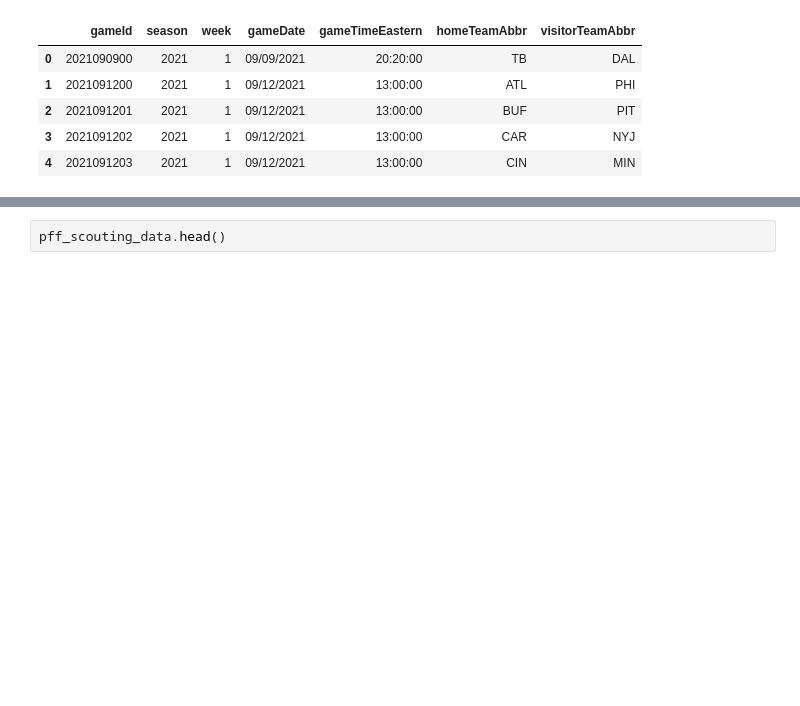
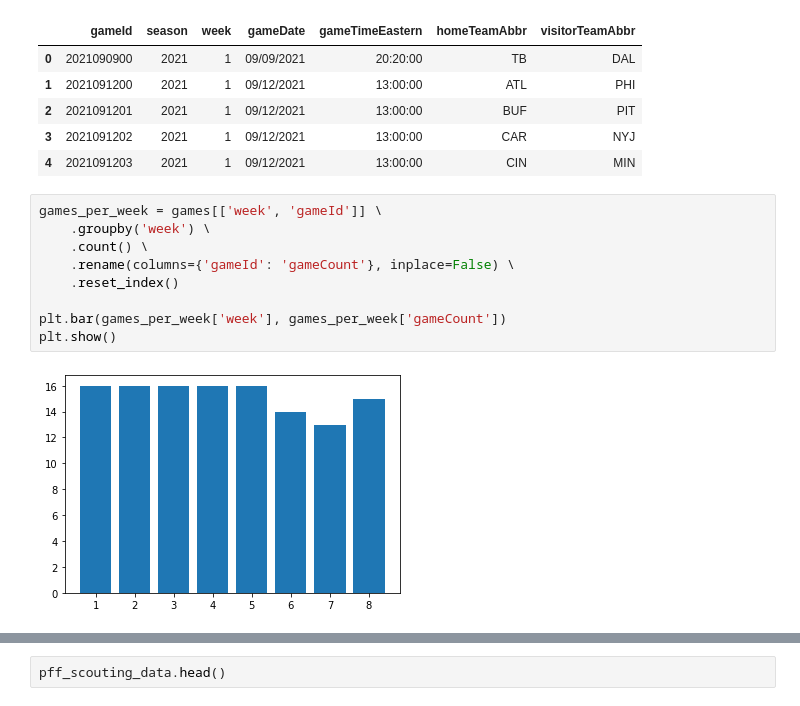
Before and after one commit to DennisKreger/NFL_Performance_Linemen, a Jupyter notebook: initial_data_exploration.ipynb, the cells around one changed output, grey strips where cells are left out. Saved outputs shown, nothing was run; the diff lists cells and outputs as text; blank space fills up the shorter version.

Commit message:
Added bar charts for games data.

```diff
--- a/initial_data_exploration.ipynb
+++ b/initial_data_exploration.ipynb
@@ -33,3 +37,14 @@ games.head()
 | 2 | 2021091201 | 2021 | 1 | 09/12/2021 | 13:00:00 | BUF | PIT |
 | 3 | 2021091202 | 2021 | 1 | 09/12/2021 | 13:00:00 | CAR | NYJ |
 | 4 | 2021091203 | 2021 | 1 | 09/12/2021 | 13:00:00 | CIN | MIN |
+# %%
+games_per_week = games[['week', 'gameId']] \
+    .groupby('week') \
+    .count() \
+    .rename(columns={'gameId': 'gameCount'}, inplace=False) \
+    .reset_index()
+
+plt.bar(games_per_week['week'], games_per_week['gameCount'])
+plt.show()
+# %% [output]
+[figure, added]
```
Also changed, not shown: parts of 14 cells of this notebook.
